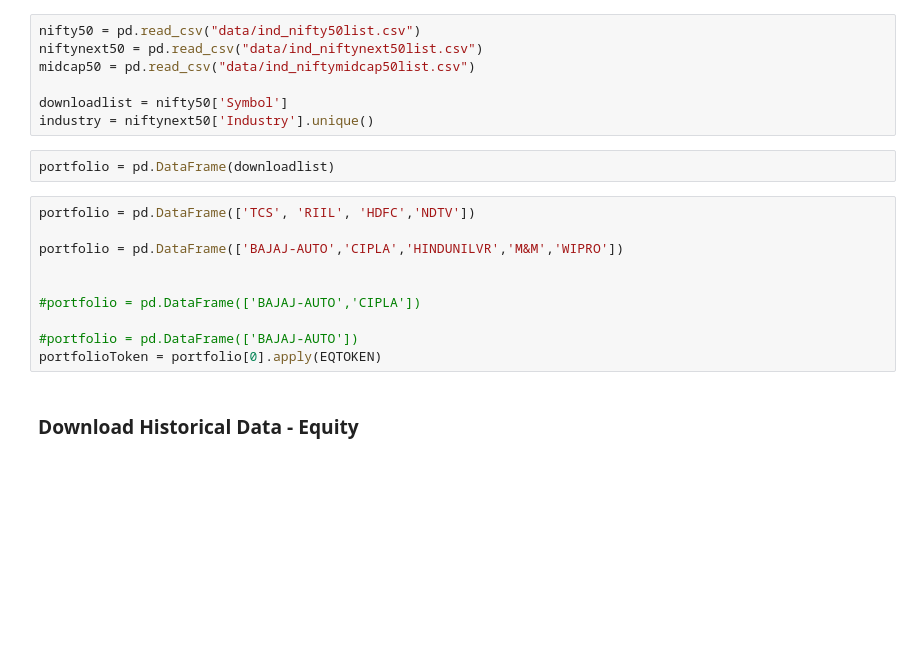
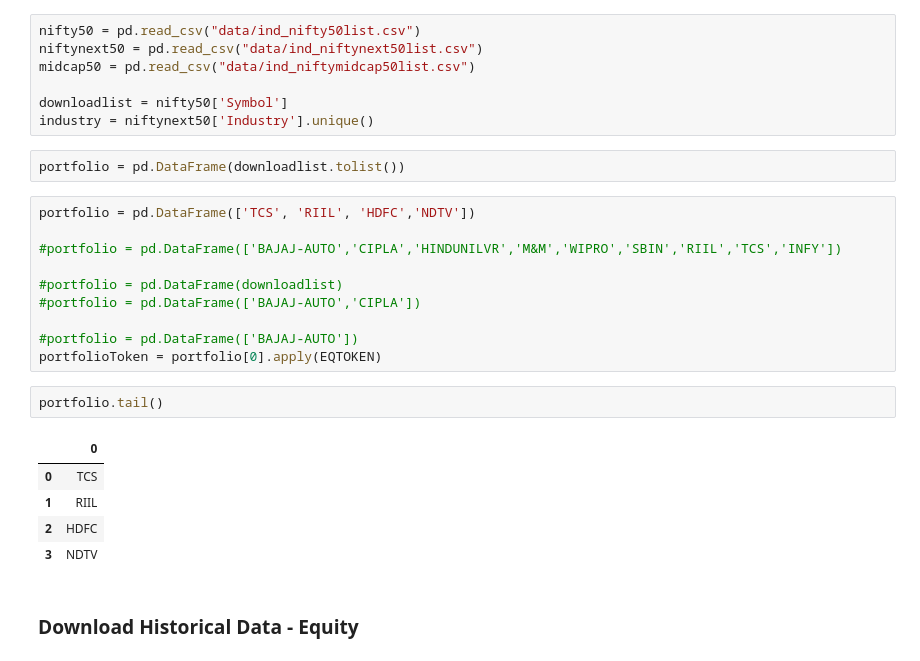
Before and after one commit to suhansaha/freedom, a Jupyter notebook: KiteConnect.ipynb, the cells around one changed output. Drawn from its saved outputs; the diff is of its cells as text; blank space fills up the shorter version.

```diff
--- a/KiteConnect.ipynb
+++ b/KiteConnect.ipynb
@@ -110,17 +122,25 @@ midcap50 = pd.read_csv("data/ind_niftymidcap50list.csv")
 downloadlist = nifty50['Symbol']
 industry = niftynext50['Industry'].unique()
 # %%
-portfolio = pd.DataFrame(downloadlist)
+portfolio = pd.DataFrame(downloadlist.tolist())
 # %%
 portfolio = pd.DataFrame(['TCS', 'RIIL', 'HDFC','NDTV'])
 
-portfolio = pd.DataFrame(['BAJAJ-AUTO','CIPLA','HINDUNILVR','M&M','WIPRO'])
+#portfolio = pd.DataFrame(['BAJAJ-AUTO','CIPLA','HINDUNILVR','M&M','WIPRO','SBIN','RIIL','TCS','INFY'])
 
-
+#portfolio = pd.DataFrame(downloadlist)
 #portfolio = pd.DataFrame(['BAJAJ-AUTO','CIPLA'])
 
 #portfolio = pd.DataFrame(['BAJAJ-AUTO'])
 portfolioToken = portfolio[0].apply(EQTOKEN)
+# %%
+portfolio.tail()
+# %% [output]
+|  | 0 |
+| 0 | TCS |
+| 1 | RIIL |
+| 2 | HDFC |
+| 3 | NDTV |
 # %% [markdown]
 ### Download Historical Data - Equity
 # %%
```
Also changed, not shown: parts of 31 cells of this notebook, 5 other files.
